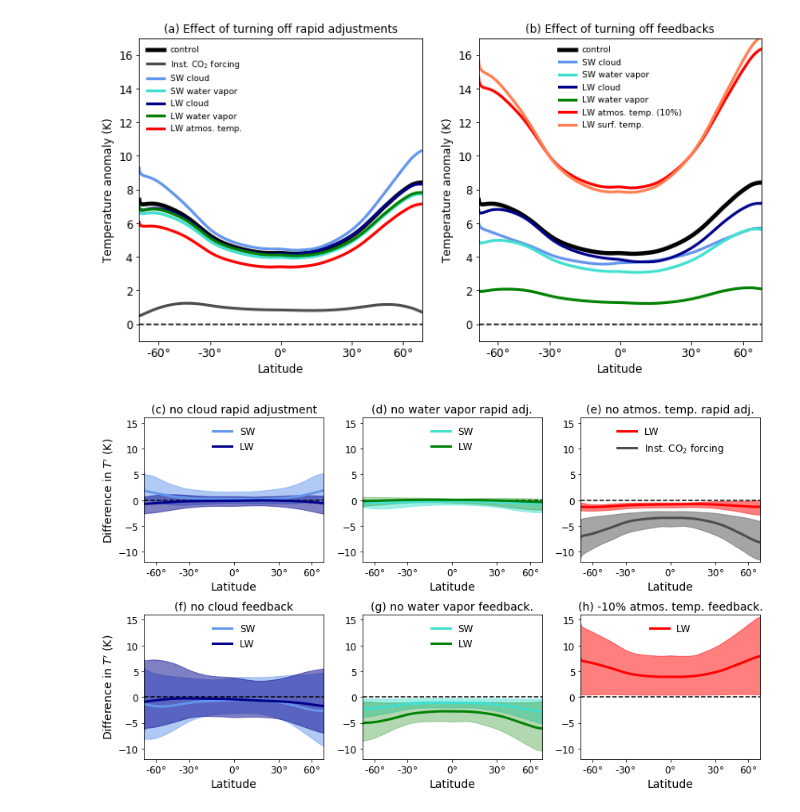
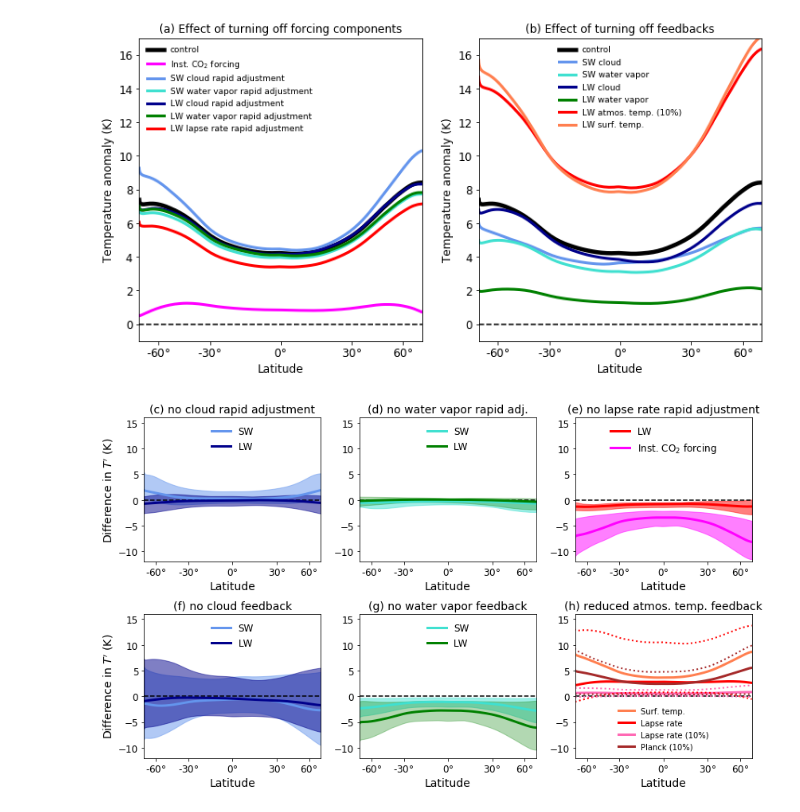
Before and after one commit to rdrussotto/TRACMIP_pa_notebooks, a Jupyter notebook: EBM_Gregory_analyze_part3.ipynb, the cells around one changed output. Saved outputs shown, nothing was run; the diff lists cells and outputs as text; code cells hidden in the pictures.

```diff
--- a/EBM_Gregory_analyze_part3.ipynb
+++ b/EBM_Gregory_analyze_part3.ipynb
@@ -116,6 +128,9 @@ diff_fb_lw_cloud = EBM_fb_lw_cloud['TS_perturb'] - EBM_control['TS_perturb']
 diff_fb_lw_wv = EBM_fb_lw_wv['TS_perturb'] - EBM_control['TS_perturb']
 diff_fb_lw_ta_10p = EBM_fb_lw_ta_10p['TS_perturb'] - EBM_control['TS_perturb']
 diff_fb_lw_ts = EBM_fb_lw_ts['TS_perturb'] - EBM_control['TS_perturb']
+diff_fb_lw_lr = EBM_fb_lw_lr['TS_perturb'] - EBM_control['TS_perturb']
+diff_fb_lw_lr_10p = EBM_fb_lw_lr_10p['TS_perturb'] - EBM_control['TS_perturb']
+diff_fb_lw_pl_10p = EBM_fb_lw_pl_10p['TS_perturb'] - EBM_control['TS_perturb']
 # %%
 #Difference means
 diff_mean_f_inst = diff_f_inst.mean(dim='model')
@@ -130,6 +145,9 @@ diff_mean_fb_lw_cloud = diff_fb_lw_cloud.mean(dim='model')
 diff_mean_fb_lw_wv = diff_fb_lw_wv.mean(dim='model')
 diff_mean_fb_lw_ta_10p = diff_fb_lw_ta_10p.mean(dim='model')
 diff_mean_fb_lw_ts = diff_fb_lw_ts.mean(dim='model')
+diff_mean_fb_lw_lr = diff_fb_lw_lr.mean(dim='model')
+diff_mean_fb_lw_lr_10p = diff_fb_lw_lr_10p.mean(dim='model')
+diff_mean_fb_lw_pl_10p = diff_fb_lw_pl_10p.mean(dim='model')
 # %%
 #Maxes
 diff_max_f_inst = diff_f_inst.max(dim='model')
@@ -144,6 +162,9 @@ diff_max_fb_lw_cloud = diff_fb_lw_cloud.max(dim='model')
 diff_max_fb_lw_wv = diff_fb_lw_wv.max(dim='model')
 diff_max_fb_lw_ta_10p = diff_fb_lw_ta_10p.max(dim='model')
 diff_max_fb_lw_ts = diff_fb_lw_ts.max(dim='model')
+diff_max_fb_lw_lr = diff_fb_lw_lr.max(dim='model')
+diff_max_fb_lw_lr_10p = diff_fb_lw_lr_10p.max(dim='model')
+diff_max_fb_lw_pl_10p = diff_fb_lw_pl_10p.max(dim='model')
 # %%
 #Mins
 diff_min_f_inst = diff_f_inst.min(dim='model')
@@ -158,6 +179,9 @@ diff_min_fb_lw_cloud = diff_fb_lw_cloud.min(dim='model')
 diff_min_fb_lw_wv = diff_fb_lw_wv.min(dim='model')
 diff_min_fb_lw_ta_10p = diff_fb_lw_ta_10p.min(dim='model')
 diff_min_fb_lw_ts = diff_fb_lw_ts.min(dim='model')
+diff_min_fb_lw_lr = diff_fb_lw_lr.min(dim='model')
+diff_min_fb_lw_lr_10p = diff_fb_lw_lr_10p.min(dim='model')
+diff_min_fb_lw_pl_10p = diff_fb_lw_pl_10p.min(dim='model')
 # %%
 #Colors used in Figure 4--hard code the same ones for each panel, lighter version for spread
 colorsEachExp = {'all': 'k',
@@ -272,9 +309,9 @@ plt.figure(figsize=(12,6))
 #Plot the adjustment and feedback effects on the zonal mean temperature all in one panel
 #Or one for adjustments, one for feedbacks
 ax = plt.subplot(1,2,1)
-setuppanel_zonalmean(ax, '(a) Effect of turning off rapid adjustments', ylims=[-1, 17])
+setuppanel_zonalmean(ax, '(a) Effect of turning off forcing components', ylims=[-1, 17])
 plt.plot(sinlat, control_mean, 'k', linewidth=4.5)
-plt.plot(sinlat, mean_f_inst, color=[0.3, 0.3, 0.3], linewidth=3)
+plt.plot(sinlat, mean_f_inst, color='magenta', linewidth=3)
 plt.plot(sinlat, mean_adj_sw_cloud, 'cornflowerblue', linewidth=3)
 plt.plot(sinlat, mean_adj_sw_noncloud, 'turquoise', linewidth=3)
 plt.plot(sinlat, mean_adj_lw_cloud, 'darkblue', linewidth=3)
@@ -292,18 +329,28 @@ plt.plot(sinlat, mean_fb_lw_cloud, 'darkblue', linewidth=3)
 plt.plot(sinlat, mean_fb_lw_wv, 'green', linewidth=3)
 plt.plot(sinlat, mean_fb_lw_ta_10p, 'red', linewidth=3)
 plt.plot(sinlat, mean_fb_lw_ts, 'coral', linewidth=3)
+#plt.plot(sinlat, mean_fb_lw_lr, 'red', linewidth=3)
+#plt.plot(sinlat, mean_fb_lw_lr_10p, 'hotpink', linewidth=3)
+#plt.plot(sinlat, mean_fb_lw_pl_10p, 'brown', linewidth=3)
 
 ax.legend(legend_feedbacks, frameon=False, loc = 'upper center', fontsize=9)
 
 plt.savefig('plots/Figure_3_top.png')
 plt.savefig('plots/Figure_3_top.pdf')
+
+
+# plt.savefig('plots/Figure_3_top_decomp.png')
+# plt.savefig('plots/Figure_3_top_decomp.pdf')
+
+#plt.savefig('plots/Figure3_top_1000.png', dpi=1000)
 # %% [output]
-[figure, old version]
+[figure, new version]
 # %%
 #Bottom part: effect on warming--can I fit this in 8 panels? Or 6:
 #Cloud, water vapor, temperature, combine SW and LW;
 #Top row for adjustments, bottom row for feedbacks?
 #Revised version: include instantaneous CO2 forcing, in panel E
+#Version showing difference in T', and including Planck/lapse rate decomposition
 
 plt.figure(figsize=(12,7))
 
@@ -326,45 +373,57 @@ plt.ylabel('')
 plt.legend(['SW', 'LW'], loc='upper center', frameon=False, fontsize=12)
 
 ax = plt.subplot(2,3,3)
-setuppanel_zonalmean(ax, '(e) no atmos. temp. rapid adj.', ylims=[-12, 16], fontsize=14)
+setuppanel_zonalmean(ax, '(e) no lapse rate rapid adjustment', ylims=[-12, 16], fontsize=14)
 plt.plot(sinlat, diff_mean_adj_lw_ta, 'red', linewidth=3)
-plt.plot(sinlat, diff_mean_f_inst, color=[0.3, 0.3, 0.3], linewidth=3)
+plt.plot(sinlat, diff_mean_f_inst, color='magenta', linewidth=3)
 plt.fill_between(sinlat, diff_max_adj_lw_ta, diff_min_adj_lw_ta, color='red', alpha=0.5,zorder=-1)
-plt.fill_between(sinlat, diff_max_f_inst, diff_min_f_inst, color=[0.3, 0.3, 0.3], alpha=0.5,zorder=-1)
+plt.fill_between(sinlat, diff_max_f_inst, diff_min_f_inst, color='magenta', alpha=0.5,zorder=-1)
 plt.ylabel('')
 plt.legend(['LW', 'Inst. CO$_2$ forcing'], loc='upper center', frameon=False, fontsize=12)
 
 ax = plt.subplot(2,3,4)
 setuppanel_zonalmean(ax, '(f) no cloud feedback', ylims=[-12, 16], fontsize=14)
 plt.plot(sinlat, diff_mean_fb_sw_cloud, 'cornflowerblue', linewidth=3)
 plt.plot(sinlat, diff_mean_fb_lw_cloud, 'darkblue', linewidth=3)
 plt.fill_between(sinlat, diff_max_fb_sw_cloud, diff_min_fb_sw_cloud, color='cornflowerblue', alpha=0.5,zorder=-1)
 plt.fill_between(sinlat, diff_max_fb_lw_cloud, diff_min_fb_lw_cloud, color='darkblue', alpha=0.5,zorder=-1)
 plt.ylabel('Difference in $T\'$ (K)')
 plt.legend(['SW', 'LW'], loc='upper center', frameon=False, fontsize=12)
 
 ax = plt.subplot(2,3,5)
-setuppanel_zonalmean(ax, '(g) no water vapor feedback.', ylims=[-12, 16], fontsize=14)
+setuppanel_zonalmean(ax, '(g) no water vapor feedback', ylims=[-12, 16], fontsize=14)
 plt.plot(sinlat, diff_mean_fb_sw_noncloud, 'turquoise', linewidth=3)
 plt.plot(sinlat, diff_mean_fb_lw_wv, 'green', linewidth=3)
 plt.fill_between(sinlat, diff_max_fb_sw_noncloud, diff_min_fb_sw_noncloud, color='turquoise', alpha=0.5,zorder=-1)
 plt.fill_between(sinlat, diff_max_fb_lw_wv, diff_min_fb_lw_wv, color='green', alpha=0.3,zorder=-1)
 plt.ylabel('')
 plt.legend(['SW', 'LW'], loc='upper center', frameon=False, fontsize=12)
 
 ax = plt.subplot(2,3,6)
-setuppanel_zonalmean(ax, '(h) -10% atmos. temp. feedback.', ylims=[-12, 16], fontsize=14)
-plt.plot(sinlat, diff_mean_fb_lw_ta_10p, 'red', linewidth=3)
-#plt.plot(sinlat, diff_mean_fb_lw_ts, 'coral', linewidth=3)
-plt.fill_between(sinlat, diff_max_fb_lw_ta_10p, diff_min_fb_lw_ta_10p, color='red', alpha=0.5,zorder=-1)
+setuppanel_zonalmean(ax, '(h) reduced atmos. temp. feedback', ylims=[-12, 16], fontsize=14)
+#plt.plot(sinlat, diff_mean_fb_lw_ta_10p, 'red', linewidth=3)
+plt.plot(sinlat, diff_mean_fb_lw_ts, 'coral', linewidth=3)
+plt.plot(sinlat, diff_mean_fb_lw_lr, 'red', linewidth = 3)
+plt.plot(sinlat, diff_mean_fb_lw_lr_10p, 'hotpink', linewidth=3)
+plt.plot(sinlat, diff_mean_fb_lw_pl_10p, 'brown', linewidth=3)
+#plt.fill_between(sinlat, diff_max_fb_lw_ta_10p, diff_min_fb_lw_ta_10p, color='red', alpha=0.5,zorder=-1)
+#plt.fill_between(sinlat, diff_max_fb_lw_lr, diff_min_fb_lw_lr, color='red', alpha=0.5, zorder=-1)
+#plt.fill_between(sinlat, diff_max_fb_lw_lr_10p, diff_min_fb_lw_lr_10p, color='pink', alpha=0.5, zorder=-1)
+#plt.fill_between(sinlat, diff_max_fb_lw_pl_10p, diff_min_fb_lw_pl_10p, color='brown', alpha=0.5, zorder=-1)
+plt.plot(sinlat, diff_max_fb_lw_lr, color='red', linewidth=2, linestyle='dotted')
+plt.plot(sinlat, diff_min_fb_lw_lr, color='red', linewidth=2, linestyle='dotted')
+plt.plot(sinlat, diff_max_fb_lw_lr_10p, color='hotpink', linewidth=2, linestyle='dotted')
+plt.plot(sinlat, diff_min_fb_lw_lr_10p, color='hotpink', linewidth=2, linestyle='dotted')
+plt.plot(sinlat, diff_max_fb_lw_pl_10p, color='brown', linewidth=2, linestyle='dotted')
+plt.plot(sinlat, diff_min_fb_lw_pl_10p, color='brown', linewidth=2, linestyle='dotted')
 plt.ylabel('')
-plt.legend(['LW'], loc='upper center', frameon=False, fontsize=12)
+plt.legend(['Surf. temp.', 'Lapse rate', 'Lapse rate (10%)', 'Planck (10%)' ], loc='lower center', frameon=False, fontsize=10)
 
 #Don't bother with surface temperature in bottom part, similar to 10% ta and no inter-model spread
 plt.tight_layout()
 
-plt.savefig('plots/figure_3_bottom.png')
-plt.savefig('plots/figure_3_bottom.pdf')
+plt.savefig('plots/figure_3_bottom_perturb.png')
+plt.savefig('plots/figure_3_bottom_perturb.pdf')
 # %% [output]
-[figure, old version]
+[figure, new version]
 # %%
```
Also changed, not shown: parts of 17 cells of this notebook, 5 other files.
